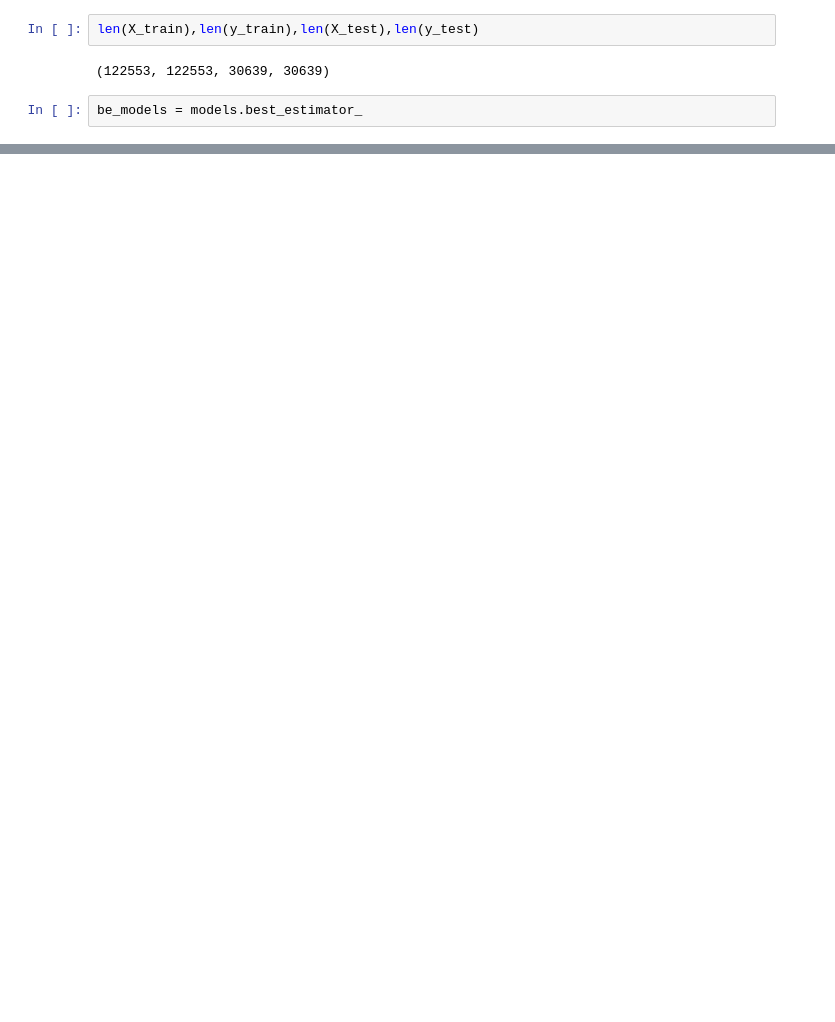
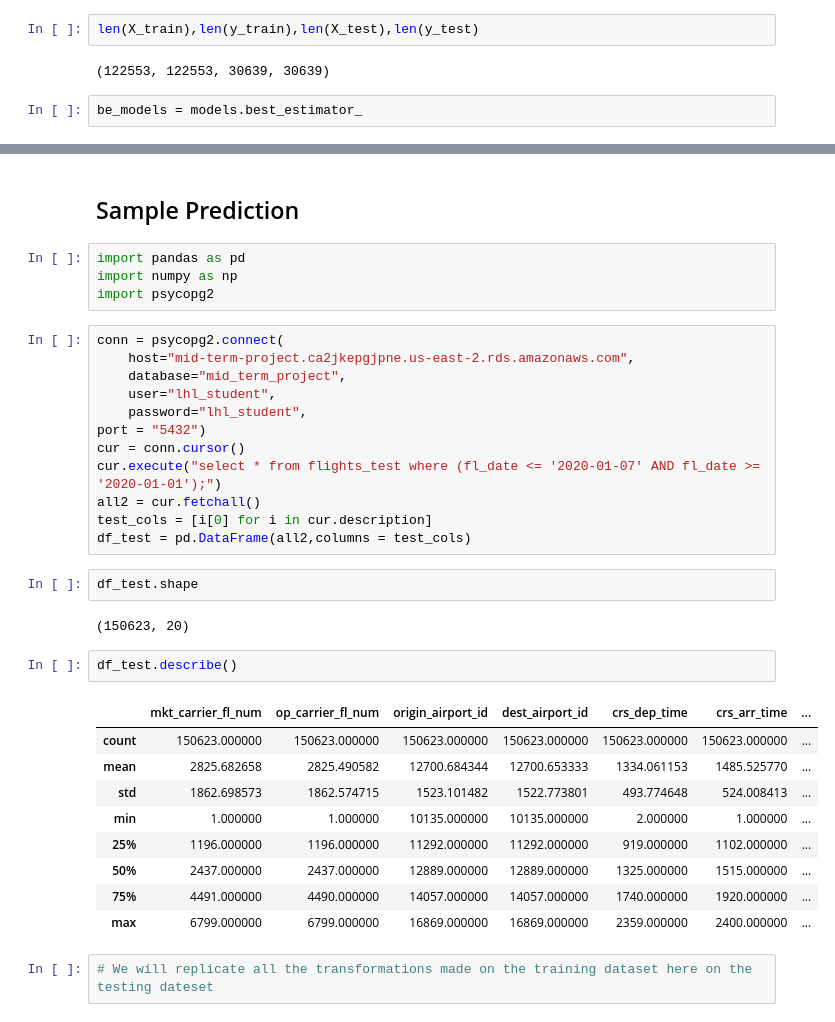
Before and after one commit to elslb/airline_delay_project, a Jupyter notebook: Modeling.ipynb, the cells around one changed output, grey strips where cells are left out. Saved outputs shown, nothing was run; the diff lists cells and outputs as text; blank space fills up the shorter version.

Commit message:
Added Sample predictions

```diff
--- a/Modeling.ipynb
+++ b/Modeling.ipynb
@@ -371,0 +381,36 @@ Feature: 15, Score: 0.00387
+# %% [markdown]
+## Sample Prediction
+# %%
+import pandas as pd
+import numpy as np
+import psycopg2
+# %%
+conn = psycopg2.connect(
+    host="mid-term-project.ca2jkepgjpne.us-east-2.rds.amazonaws.com",
+    database="mid_term_project",
+    user="lhl_student",
+    password="lhl_student",
+port = "5432")
+cur = conn.cursor()
+cur.execute("select * from flights_test where (fl_date <= '2020-01-07' AND fl_date >= '2020-01-01');")
+all2 = cur.fetchall()
+test_cols = [i[0] for i in cur.description]
+df_test = pd.DataFrame(all2,columns = test_cols)
+# %%
+df_test.shape
+# %% [output]
+(150623, 20)
+# %%
+df_test.describe()
+# %% [output]
+|  | mkt_carrier_fl_num | op_carrier_fl_num | origin_airport_id | dest_airport_id | crs_dep_time | crs_arr_time | ... |
+| count | 150623.000000 | 150623.000000 | 150623.000000 | 150623.000000 | 150623.000000 | 150623.000000 | ... |
+| mean | 2825.682658 | 2825.490582 | 12700.684344 | 12700.653333 | 1334.061153 | 1485.525770 | ... |
+| std | 1862.698573 | 1862.574715 | 1523.101482 | 1522.773801 | 493.774648 | 524.008413 | ... |
+| min | 1.000000 | 1.000000 | 10135.000000 | 10135.000000 | 2.000000 | 1.000000 | ... |
+| 25% | 1196.000000 | 1196.000000 | 11292.000000 | 11292.000000 | 919.000000 | 1102.000000 | ... |
+| 50% | 2437.000000 | 2437.000000 | 12889.000000 | 12889.000000 | 1325.000000 | 1515.000000 | ... |
+| 75% | 4491.000000 | 4490.000000 | 14057.000000 | 14057.000000 | 1740.000000 | 1920.000000 | ... |
+| max | 6799.000000 | 6799.000000 | 16869.000000 | 16869.000000 | 2359.000000 | 2400.000000 | ... |
+# %%
+# We will replicate all the transformations made on the training dataset here on the testing dateset
```
Also changed, not shown: parts of 25 cells of this notebook.
